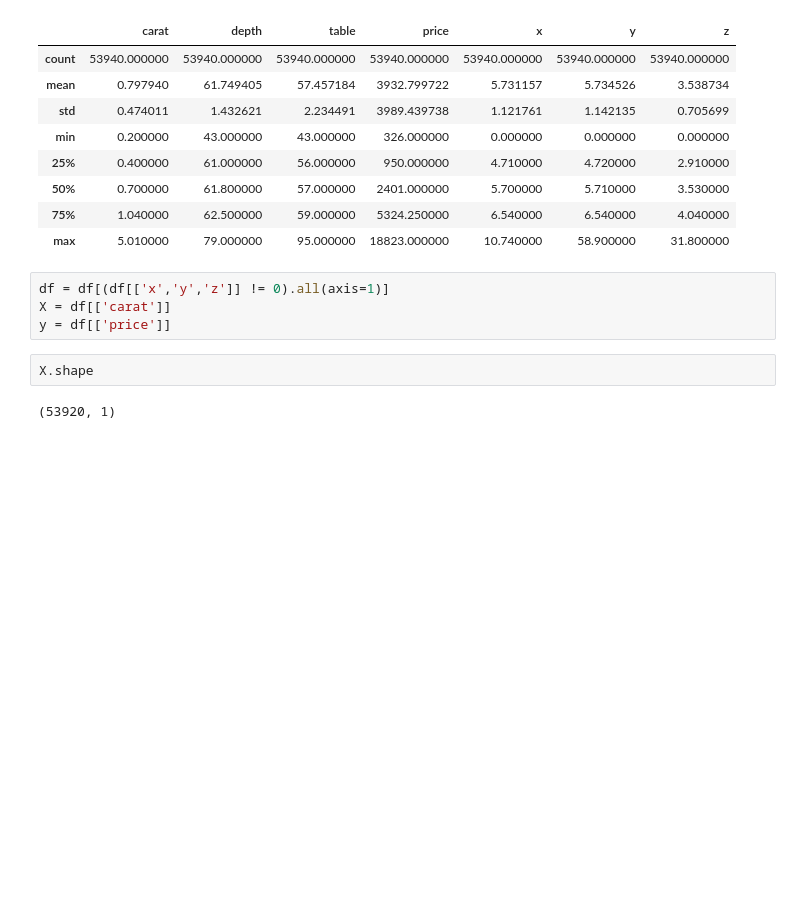
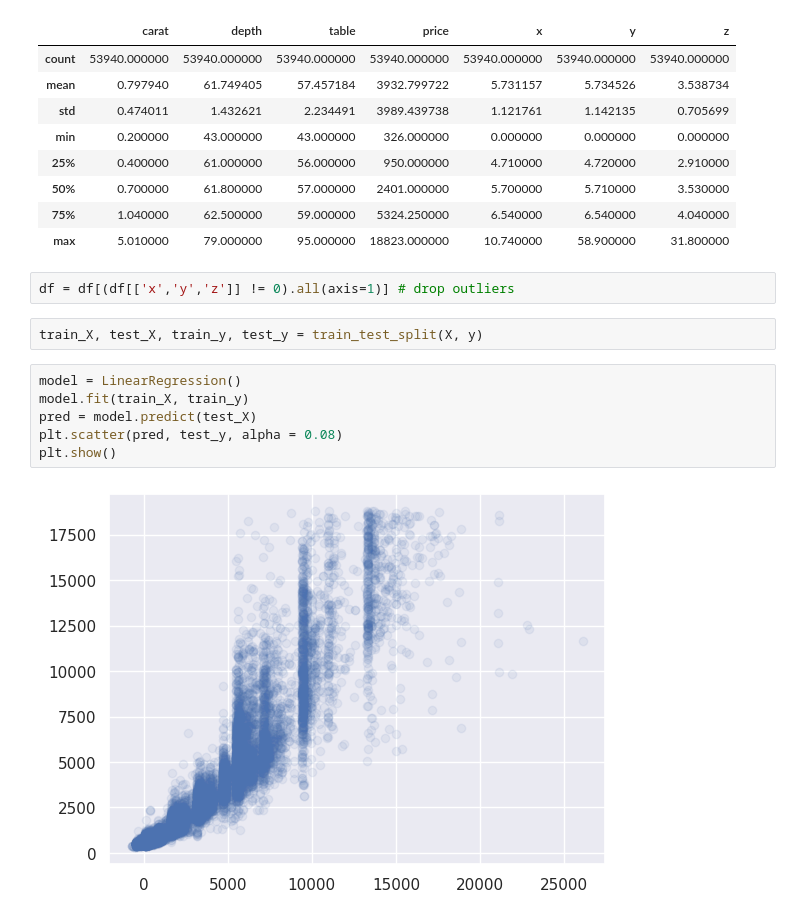
Before and after one commit to yoichiojima/scikit-learn-training, a Jupyter notebook: notebooks/sklearn-techblog.ipynb, the cells around one changed output. Cells and saved outputs as stored; diff of their text form; blank space fills up the shorter version.

```diff
--- a/notebooks/sklearn-techblog.ipynb
+++ b/notebooks/sklearn-techblog.ipynb
@@ -24,10 +27,14 @@ df.describe()
 | 75% | 1.040000 | 62.500000 | 59.000000 | 5324.250000 | 6.540000 | 6.540000 | 4.040000 |
 | max | 5.010000 | 79.000000 | 95.000000 | 18823.000000 | 10.740000 | 58.900000 | 31.800000 |
 # %%
-df = df[(df[['x','y','z']] != 0).all(axis=1)]
-X = df[['carat']]
-y = df[['price']]
+df = df[(df[['x','y','z']] != 0).all(axis=1)] # drop outliers
-# %%
-X.shape
-# %% [output]
-(53920, 1)
+# %%
+train_X, test_X, train_y, test_y = train_test_split(X, y)
+# %%
+model = LinearRegression()
+model.fit(train_X, train_y)
+pred = model.predict(test_X)
+plt.scatter(pred, test_y, alpha = 0.08)
+plt.show()
+# %% [output]
+[figure, added]
```
Also changed, not shown: parts of 2 cells of this notebook, 1 other file.
